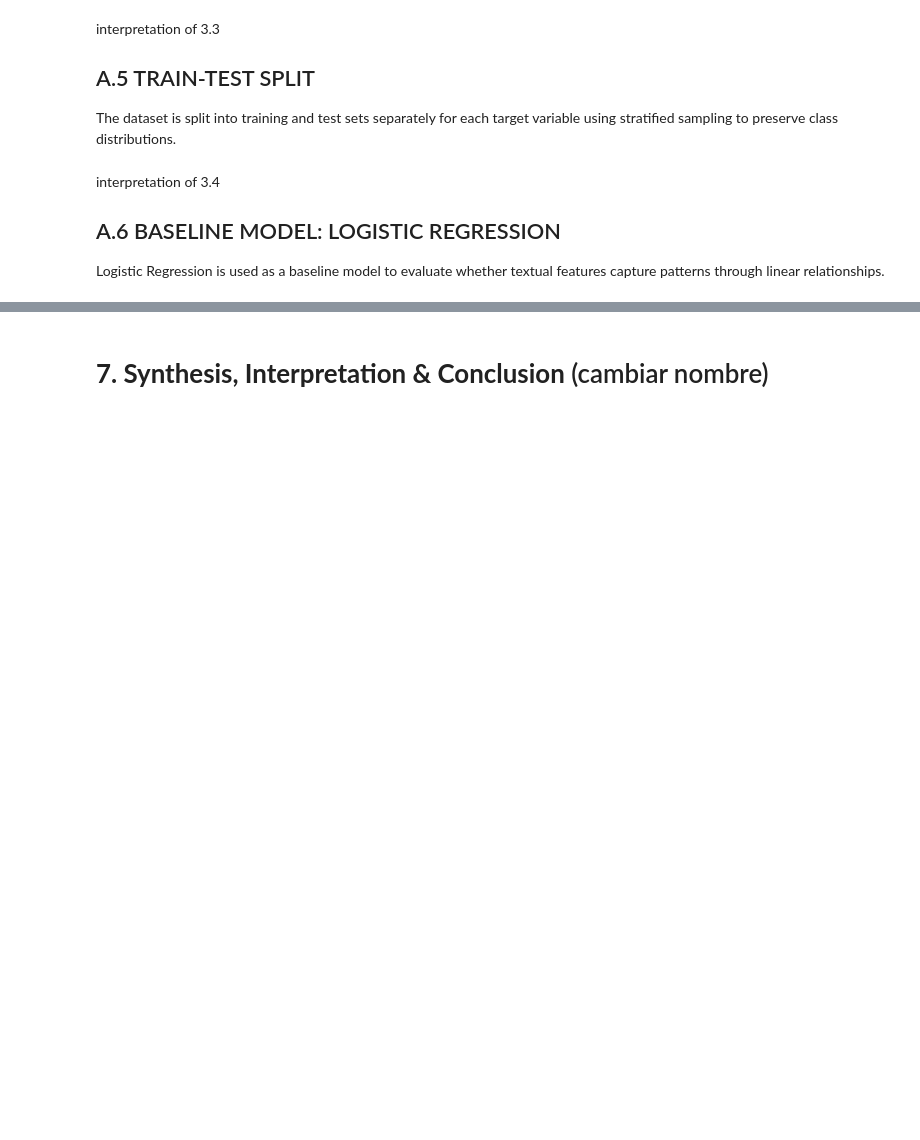
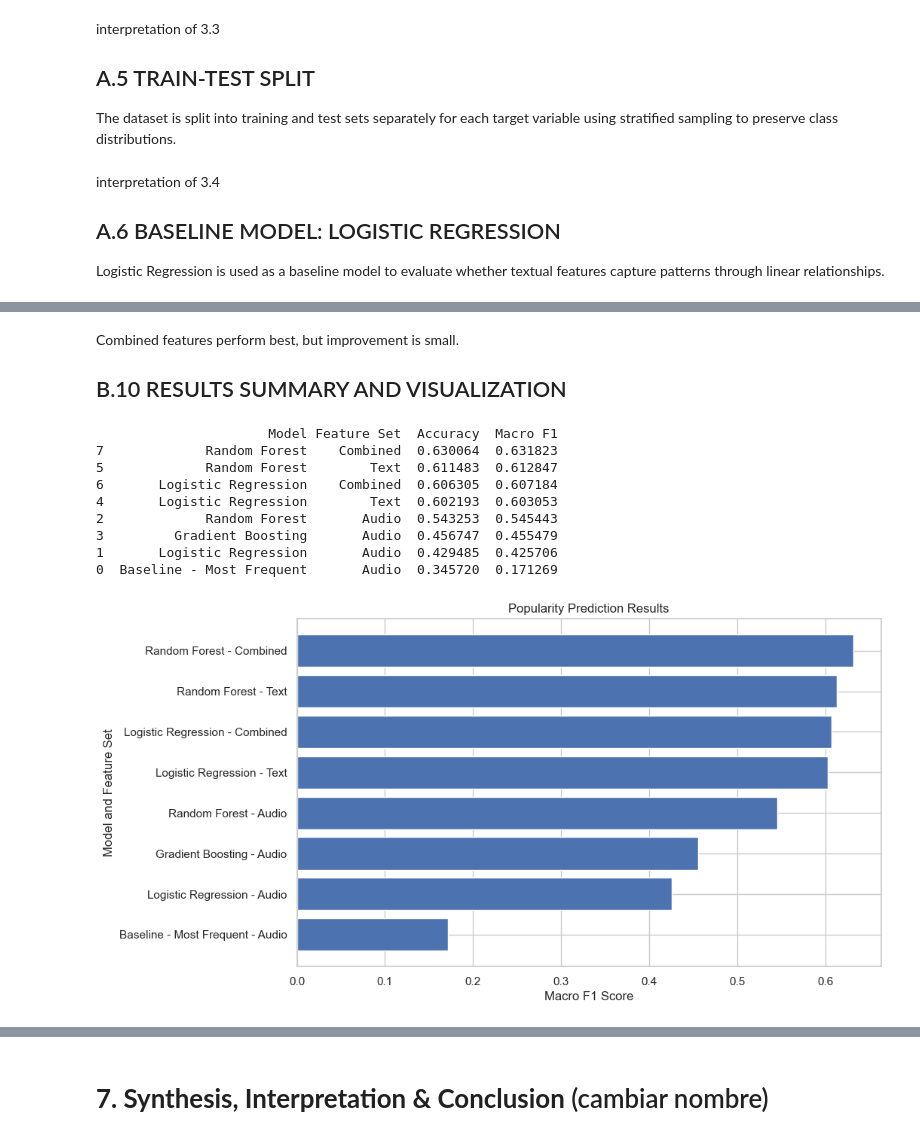
Before and after one commit to zoemekin/AI-ML, a Jupyter notebook: FINAL_VER.ipynb, the cells around one changed output, grey strips where cells are left out. Saved outputs shown, nothing was run; the diff lists cells and outputs as text; code cells hidden in the pictures; blank space fills up the shorter version.

```diff
--- a/FINAL_VER.ipynb
+++ b/FINAL_VER.ipynb
@@ -630,0 +999,18 @@ Compare different feature representations
+# %%
+combined_models = {
+    "Logistic Regression": LogisticRegression(max_iter=1000),
+    "Random Forest": RandomForestClassifier(n_estimators=100, random_state=42, n_jobs=-1)
+}
+
+for model_name, model in combined_models.items():
+    results.append(
+        evaluate_model(
+            model,
+            X_combined_train,
+            X_combined_test,
+            y_train,
+            y_test,
+            model_name,
+            "Combined"
+        )
+    )
@@ -630,0 +1035,34 @@ Compare different feature representations
+# %% [markdown]
+Combined features perform best, but improvement is small.
+
+## B.10 RESULTS SUMMARY AND VISUALIZATION
+# %%
+import matplotlib.pyplot as plt
+
+results_df = pd.DataFrame(results)
+results_df = results_df.sort_values(by="Macro F1", ascending=False)
+
+print(results_df)
+
+plt.figure(figsize=(10, 6))
+plt.barh(
+    results_df["Model"] + " - " + results_df["Feature Set"],
+    results_df["Macro F1"]
+)
+
+plt.xlabel("Macro F1 Score")
+plt.ylabel("Model and Feature Set")
+plt.title("Popularity Prediction Results")
+plt.gca().invert_yaxis()
+plt.show()
+# %% [output]
+                      Model Feature Set  Accuracy  Macro F1
+7             Random Forest    Combined  0.630064  0.631823
+5             Random Forest        Text  0.611483  0.612847
+6       Logistic Regression    Combined  0.606305  0.607184
+4       Logistic Regression        Text  0.602193  0.603053
+2             Random Forest       Audio  0.543253  0.545443
+3         Gradient Boosting       Audio  0.456747  0.455479
+1       Logistic Regression       Audio  0.429485  0.425706
+0  Baseline - Most Frequent       Audio  0.345720  0.171269
+[figure, added]
```
Also changed, not shown: parts of 47 cells of this notebook.
